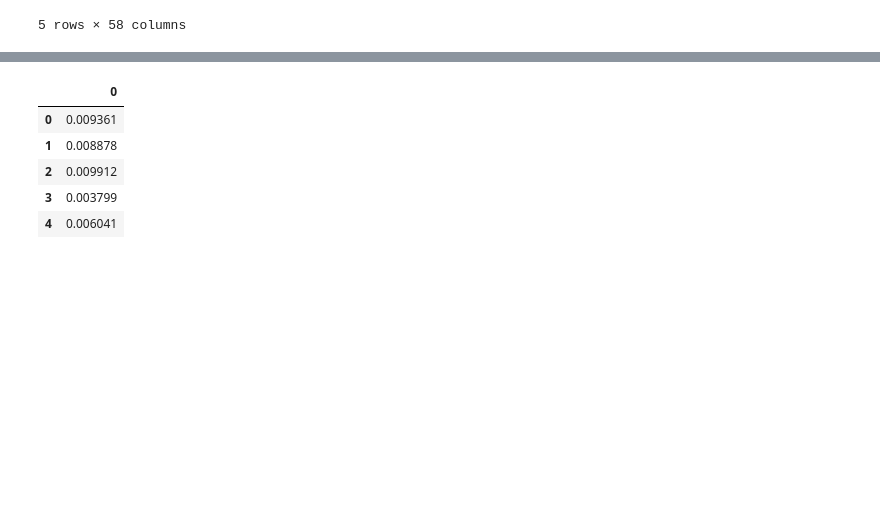
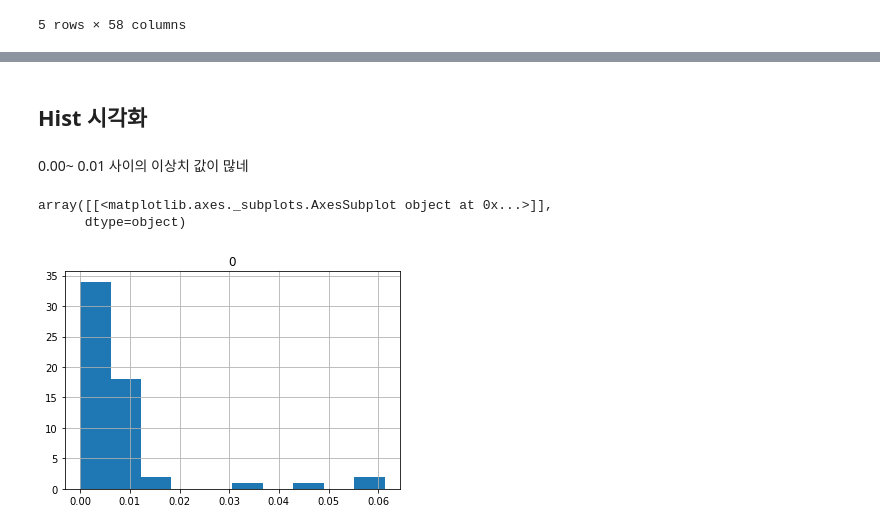
Before and after one commit to name1929/Project, a Jupyter notebook: 동서발전 (3)패널 이상치 검증(오토인코더).ipynb, the cells around one changed output, grey strips where cells are left out. Cells and saved outputs as stored; diff of their text form; code cells hidden in the pictures; blank space fills up the shorter version.

```diff
--- a/동서발전(3)패널 이상치 검증(오토인코더).ipynb
+++ b/동서발전 (3)패널 이상치 검증(오토인코더).ipynb
@@ -434,9 +445,10 @@ len(result_list_df)
+# %% [markdown]
+## Hist 시각화
+# %% [markdown]
+0.00~ 0.01 사이의 이상치 값이 많네
 # %%
-result_list_df.head()
+result_list_df.hist()
 # %% [output]
-|  | 0 |
-| 0 | 0.009361 |
-| 1 | 0.008878 |
-| 2 | 0.009912 |
-| 3 | 0.003799 |
-| 4 | 0.006041 |
+array([[<matplotlib.axes._subplots.AxesSubplot object at 0x...>]],
+      dtype=object)
+[figure, added]
```
Also changed, not shown: parts of 62 cells of this notebook.
